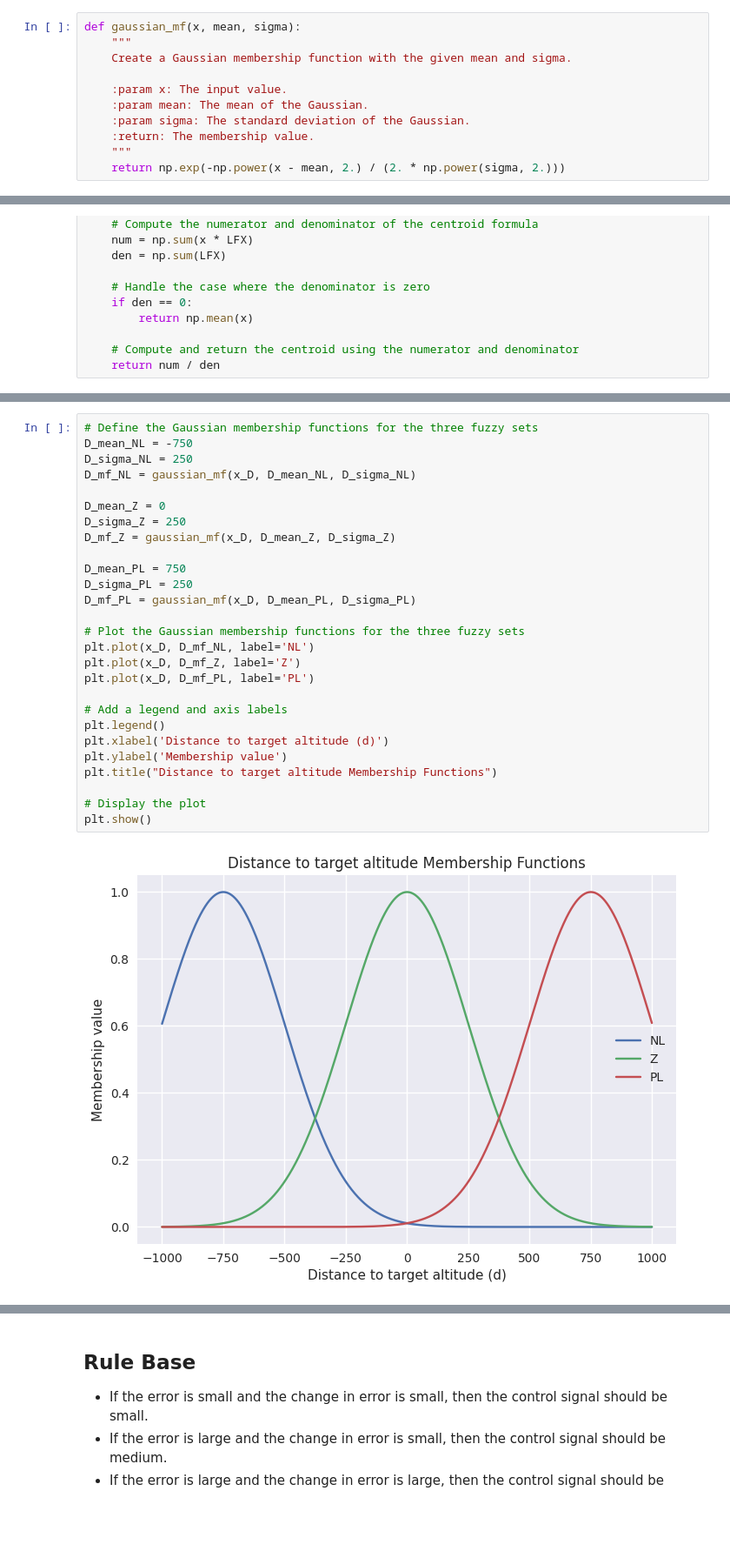
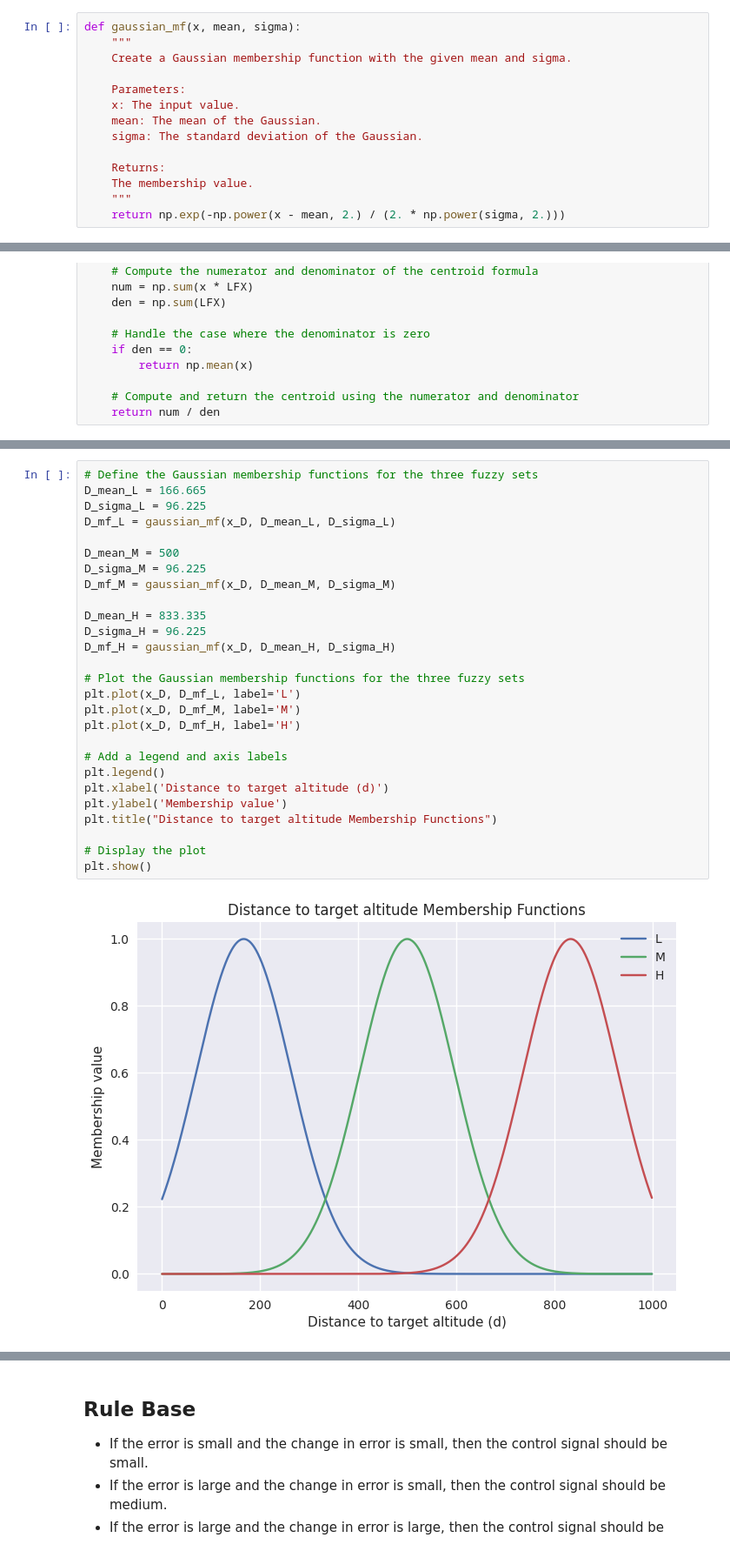
Before and after one commit to 0xkerem/Data_Science, a Jupyter notebook: basic-satellite-height-control-with-fuzzy-logic.ipynb, the cells around one changed output, grey strips where cells are left out. Shown at 87% size. Cells and saved outputs as stored; diff of their text form; blank space fills up the shorter version.

```diff
--- a/basic-satellite-height-control-with-fuzzy-logic.ipynb
+++ b/basic-satellite-height-control-with-fuzzy-logic.ipynb
@@ -52,10 +52,13 @@ def gaussian_mf(x, mean, sigma):
     """
     Create a Gaussian membership function with the given mean and sigma.
 
-    :param x: The input value.
-    :param mean: The mean of the Gaussian.
-    :param sigma: The standard deviation of the Gaussian.
-    :return: The membership value.
+    Parameters:
+    x: The input value.
+    mean: The mean of the Gaussian.
+    sigma: The standard deviation of the Gaussian.
+
+    Returns:
+    The membership value.
     """
     return np.exp(-np.power(x - mean, 2.) / (2. * np.power(sigma, 2.)))
 # %%
@@ -179,31 +182,31 @@ plt.show()
 # %%
 # Define the Gaussian membership functions for the three fuzzy sets
-D_mean_NL = -750
-D_sigma_NL = 250
-D_mf_NL = gaussian_mf(x_D, D_mean_NL, D_sigma_NL)
+D_mean_L = 166.665
+D_sigma_L = 96.225
+D_mf_L = gaussian_mf(x_D, D_mean_L, D_sigma_L)
 
-D_mean_Z = 0
-D_sigma_Z = 250
-D_mf_Z = gaussian_mf(x_D, D_mean_Z, D_sigma_Z)
+D_mean_M = 500
+D_sigma_M = 96.225
+D_mf_M = gaussian_mf(x_D, D_mean_M, D_sigma_M)
 
-D_mean_PL = 750
-D_sigma_PL = 250
-D_mf_PL = gaussian_mf(x_D, D_mean_PL, D_sigma_PL)
+D_mean_H = 833.335
+D_sigma_H = 96.225
+D_mf_H = gaussian_mf(x_D, D_mean_H, D_sigma_H)
 
 # Plot the Gaussian membership functions for the three fuzzy sets
-plt.plot(x_D, D_mf_NL, label='NL')
-plt.plot(x_D, D_mf_Z, label='Z')
-plt.plot(x_D, D_mf_PL, label='PL')
+plt.plot(x_D, D_mf_L, label='L')
+plt.plot(x_D, D_mf_M, label='M')
+plt.plot(x_D, D_mf_H, label='H')
 
 # Add a legend and axis labels
 plt.legend()
 plt.xlabel('Distance to target altitude (d)')
 plt.ylabel('Membership value')
 plt.title("Distance to target altitude Membership Functions")
 
 # Display the plot
 plt.show()
 # %% [output]
-[figure, old version]
+[figure, new version]
 # %%
 # Define the Gaussian membership functions for the three fuzzy sets
```
Also changed, not shown: parts of 14 cells of this notebook.
